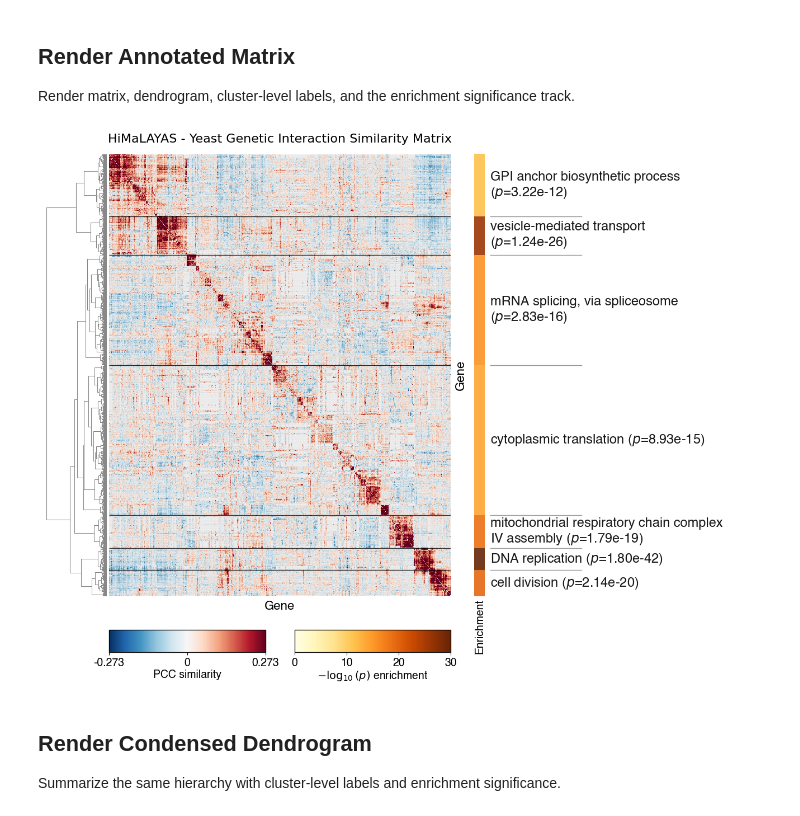
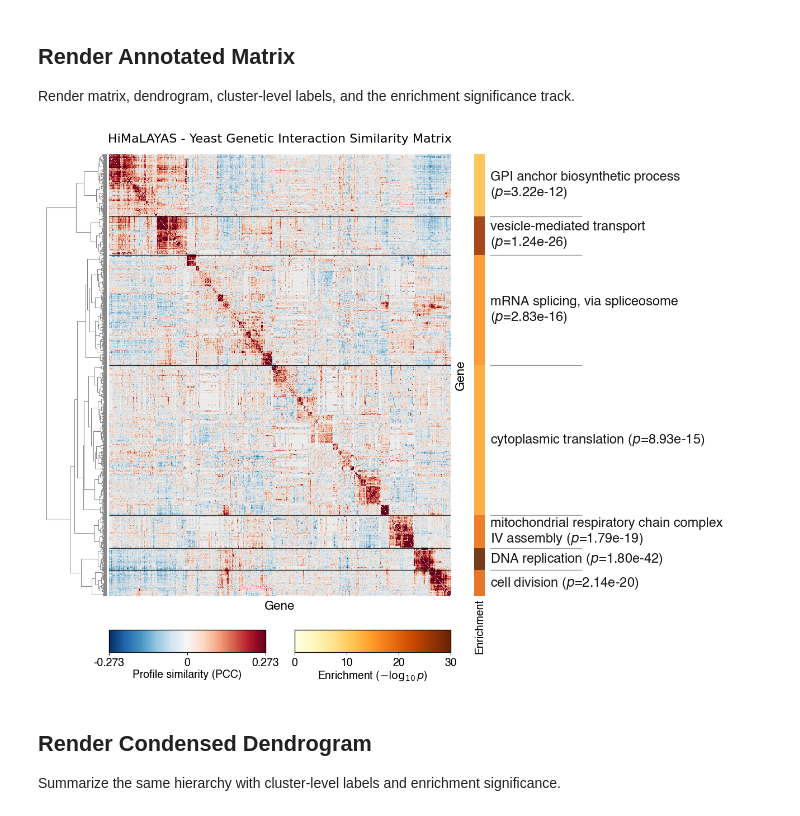
Before and after one commit to himalayas-base/himalayas-publication, a Jupyter notebook: fig_1.ipynb, the cells around one changed output. Drawn from its saved outputs; the diff is of its cells as text; code cells hidden in the pictures.

```diff
--- a/fig_1.ipynb
+++ b/fig_1.ipynb
@@ -251,41 +251,41 @@ plotter = (
         name="matrix",
         cmap="RdBu_r",
         norm=Normalize(-vlim, vlim),
-        label="PCC similarity",
+        label="Profile similarity (PCC)",
         ticks=[-vlim, 0, vlim],
     )
     .add_colorbar(
         name="enrichment",
         cmap="YlOrBr",
         norm=Normalize(0, 30),
-        label=r"$-\log_{10}(p)$ enrichment",
+        label=r"Enrichment ($-\log_{10}p$)",
         ticks=[0, 10, 20, 30],
     )
     .plot_colorbars(
         ncols=2,
         height=0.04,
         gap=0.06,
         hpad=0.04,
         vpad=0.00,
         fontsize=14,
         font=FONT,
         color=LABEL_COLOR,
         border_color=LABEL_COLOR,
         border_width=1.0,
         border_alpha=0.9,
         tick_decimals=3,
     )
 )
 
 plotter.save(
     PNG_DIR / "yeast_gi_similarity_matrix.png",
     dpi=300,
     bbox_inches="tight",
     pad_inches=0.02,
 )
 plotter.show()
 # %% [output]
-[figure, old version]
+[figure, new version]
 # %% [markdown]
 ## Render Condensed Dendrogram
 
```
Also changed, not shown: 2 other files.
